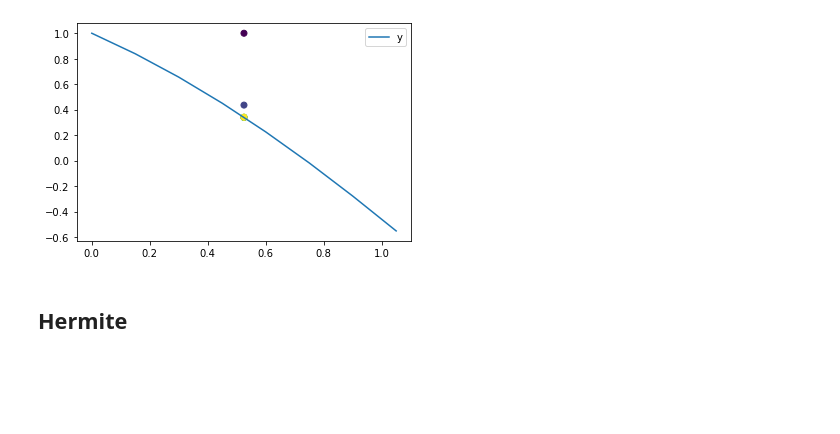
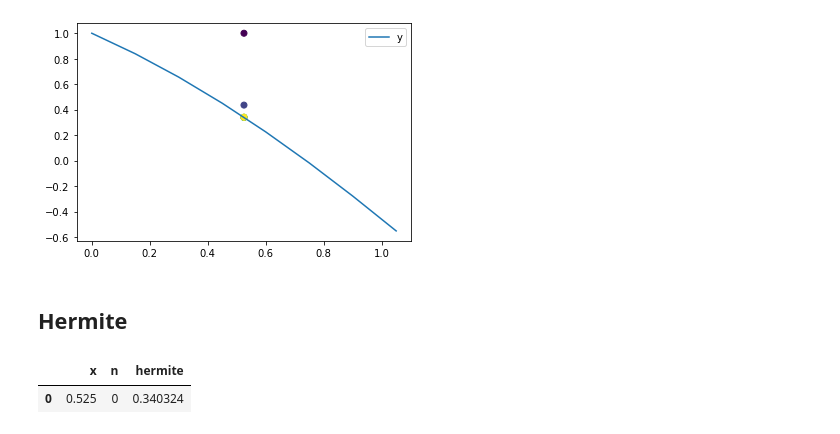
Before and after one commit to awarebayes/algo_comp, a Jupyter notebook: 1/main.ipynb, the cells around one changed output. Drawn from its saved outputs; the diff is of its cells as text; code cells hidden in the pictures; blank space fills up the shorter version.

```diff
--- a/1/main.ipynb
+++ b/1/main.ipynb
@@ -82,7 +88,7 @@ x_0 = 0.525
 comparison = {"x": [], "n": [], "newton":[]}
 
 for n in range(1, 7):
-    result = newton(x_0, n, List(df['x']), List(df['y']))
+    result = newton(x_0, n, df['x'].to_list(), df['y'].to_list())
     comparison['x'].append(x_0)
     comparison['n'].append(n)
     comparison['newton'].append(result)
@@ -106,7 +112,91 @@ plt.show()
 [figure]
 # %% [markdown]
 ## Hermite
-# %%
-@njit
-def hermite(x, y_derivatives):
-    n = len(y_derivatives) - 1
+# %%
+LOOKUP_TABLE = np.array([
+    1, 1, 2, 6, 24, 120, 720, 5040, 40320,
+    362880, 3628800, 39916800, 479001600,
+    6227020800, 87178291200, 1307674368000,
+    20922789888000, 355687428096000, 6402373705728000,
+    121645100408832000, 2432902008176640000], dtype='int64')
+
+@njit
+def fast_factorial(n):
+    if n > 20:
+        raise ValueError
+    return LOOKUP_TABLE[n]
+# %%
+@njit
+def is_derivative(zs):
+    for z in zs:
+        if abs(z - zs[0]) > 0.001:
+            return False
+    return True
+
+@njit
+def look_up_derivative(zs, xs, y_derivatives):
+    m = len(zs)
+    fact = fast_factorial(m-1)
+    index = xs.index(zs[0])
+    derivative = y_derivatives[m-1][index]
+    return derivative / fact
+
+
+def y_with_lookup(zs, xs, y_derivatives, cache):
+    """
+    Вычисление функции y.
+    Params:
+        zs: агрументы y(z1, z2, ..., zn)
+        xs: аргументы исходной функции
+        ys: значения исзодной функции
+    Returns:
+        значение функции y(z1, z2, ..., zn)
+    """
+    derivative_is_in_table = len(zs) <= y_derivatives.shape[0]
+    if is_derivative(zs) and derivative_is_in_table:
+        return look_up_derivative(zs, xs, y_derivatives)
+    else:
+
+        if zs in cache:
+            return cache[zs]
+
+        starting_points, end = zs[:-1], zs[-1]
+        start, ending_points = zs[0], zs[1:]
+        res = (y_with_lookup(starting_points, xs, y_derivatives, cache) -
+                y_with_lookup(ending_points, xs, y_derivatives, cache)) \
+                / (start - end)
+        cache[zs] = res
+        return res
+
+def hermite(x, xs, y_derivatives):
+    n = y_derivatives.size - 1
+    x_0 = [xs[0]]
+    cache = dict()
+    result = y_with_lookup(tuple(x_0), xs, y_derivatives, cache)
+
+    for k in range(1, n):
+        product = 1
+        for x_i in xs[0:k]:
+            product *= (x - x_i)
+        product *= y_with_lookup(tuple(xs[0:k+1]), xs, y_derivatives, cache)
+        result += product
+    return result, cache
+
+
+x_0 = 0.525
+comparison = {"x": [], "n": [], "hermite":[]}
+y_derivatives = np.array([
+    df['y'],
+    df['y`']
+])
+
+result, cache = hermite(x_0, tuple(df['x']), y_derivatives)
+comparison['x'].append(x_0)
+comparison['n'].append(0)
+comparison['hermite'].append(result)
+
+comparison = pd.DataFrame(comparison)
+comparison
+# %% [output]
+|  | x | n | hermite |
+| 0 | 0.525 | 0 | 0.340324 |
```
Also changed, not shown: parts of 6 cells of this notebook, 2 other files.
